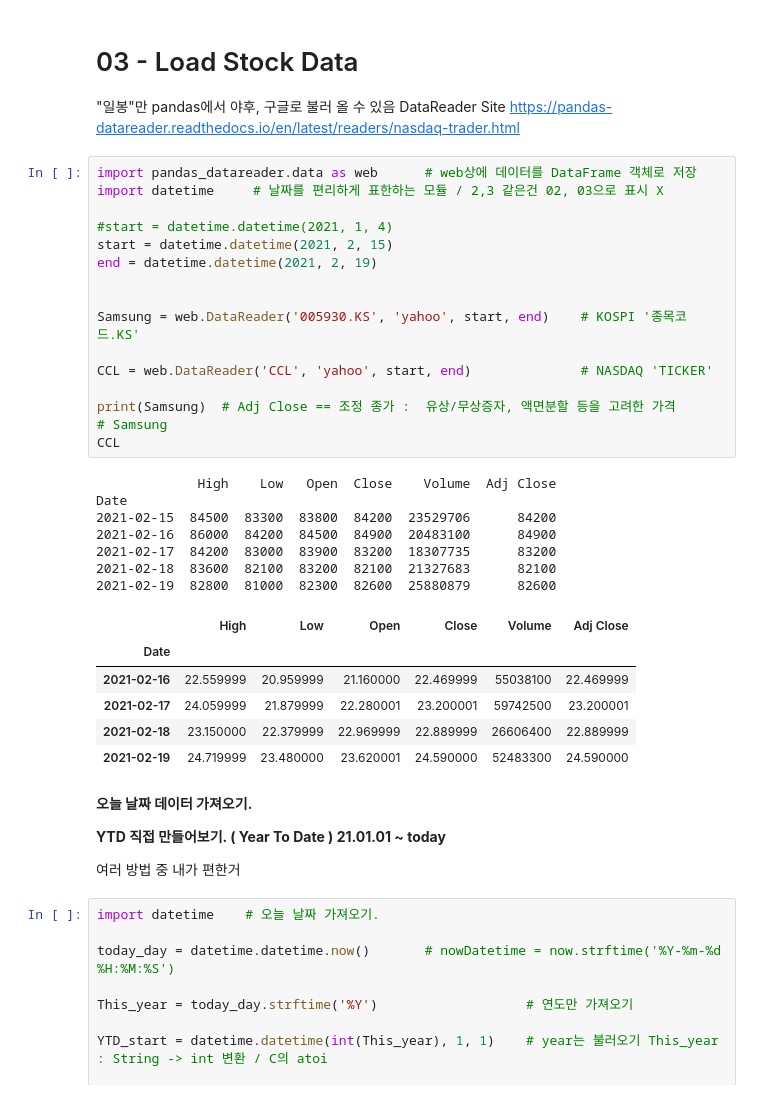
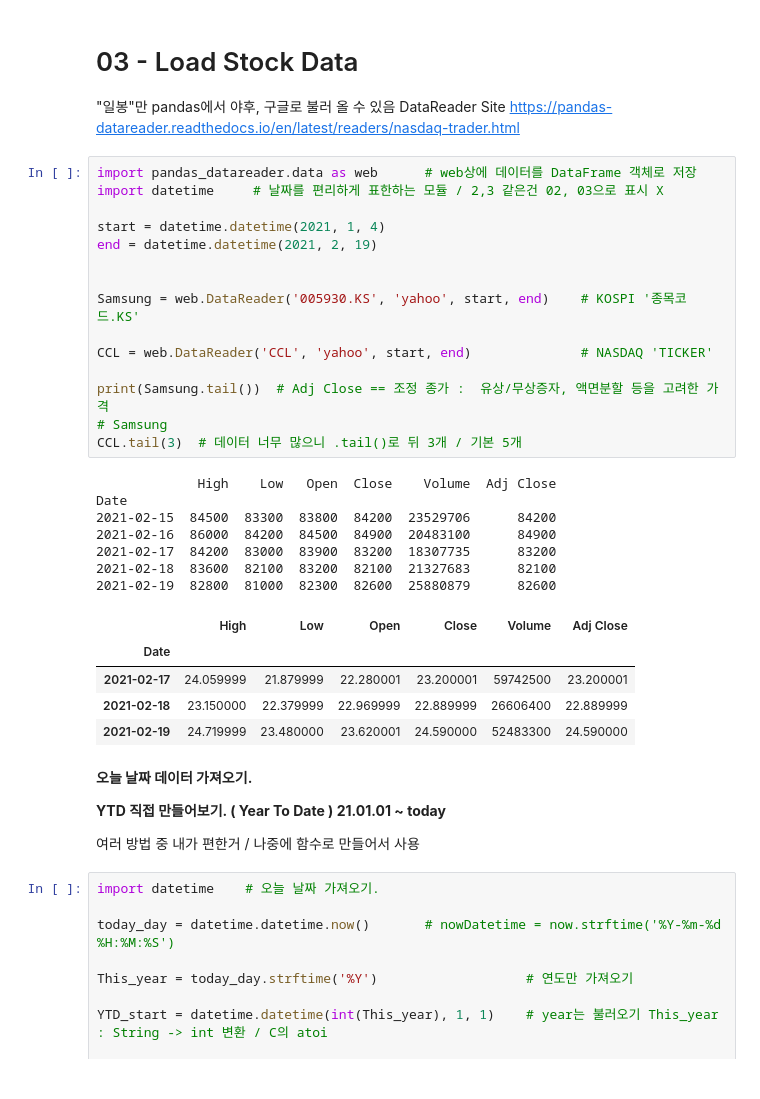
Before and after one commit to you9222/Digital_Finance, a Jupyter notebook: Pandas.ipynb, the cells around one changed output. Cells and saved outputs as stored; diff of their text form.

```diff
--- a/Pandas.ipynb
+++ b/Pandas.ipynb
@@ -147,30 +147,28 @@ https://pandas-datareader.readthedocs.io/en/latest/readers/nasdaq-trader.html
 # %%
 import pandas_datareader.data as web      # web상에 데이터를 DataFrame 객체로 저장
 import datetime     # 날짜를 편리하게 표한하는 모듈 / 2,3 같은건 02, 03으로 표시 X
 
-#start = datetime.datetime(2021, 1, 4)
-start = datetime.datetime(2021, 2, 15)
+start = datetime.datetime(2021, 1, 4)
 end = datetime.datetime(2021, 2, 19)
 
 
 Samsung = web.DataReader('005930.KS', 'yahoo', start, end)    # KOSPI '종목코드.KS'
 
 CCL = web.DataReader('CCL', 'yahoo', start, end)              # NASDAQ 'TICKER'
 
-print(Samsung)  # Adj Close == 조정 종가 :  유상/무상증자, 액면분할 등을 고려한 가격
+print(Samsung.tail())  # Adj Close == 조정 종가 :  유상/무상증자, 액면분할 등을 고려한 가격
 # Samsung
-CCL
+CCL.tail(3)  # 데이터 너무 많으니 .tail()로 뒤 3개 / 기본 5개
 # %% [output]
              High    Low   Open  Close    Volume  Adj Close
 Date
 2021-02-15  84500  83300  83800  84200  23529706      84200
 2021-02-16  86000  84200  84500  84900  20483100      84900
 2021-02-17  84200  83000  83900  83200  18307735      83200
 2021-02-18  83600  82100  83200  82100  21327683      82100
 2021-02-19  82800  81000  82300  82600  25880879      82600
 |  | High | Low | Open | Close | Volume | Adj Close |
 | Date |  |  |  |  |  |  |
-| 2021-02-16 | 22.559999 | 20.959999 | 21.160000 | 22.469999 | 55038100 | 22.469999 |
 | 2021-02-17 | 24.059999 | 21.879999 | 22.280001 | 23.200001 | 59742500 | 23.200001 |
 | 2021-02-18 | 23.150000 | 22.379999 | 22.969999 | 22.889999 | 26606400 | 22.889999 |
 | 2021-02-19 | 24.719999 | 23.480000 | 23.620001 | 24.590000 | 52483300 | 24.590000 |
@@ -179,7 +177,7 @@ Date
 
 **YTD 직접 만들어보기. ( Year To Date ) 21.01.01 ~ today**
 
-여러 방법 중 내가 편한거
+여러 방법 중 내가 편한거 / 나중에 함수로 만들어서 사용
 # %%
 import datetime    # 오늘 날짜 가져오기.
 
```
Also changed, not shown: parts of 8 cells of this notebook.
